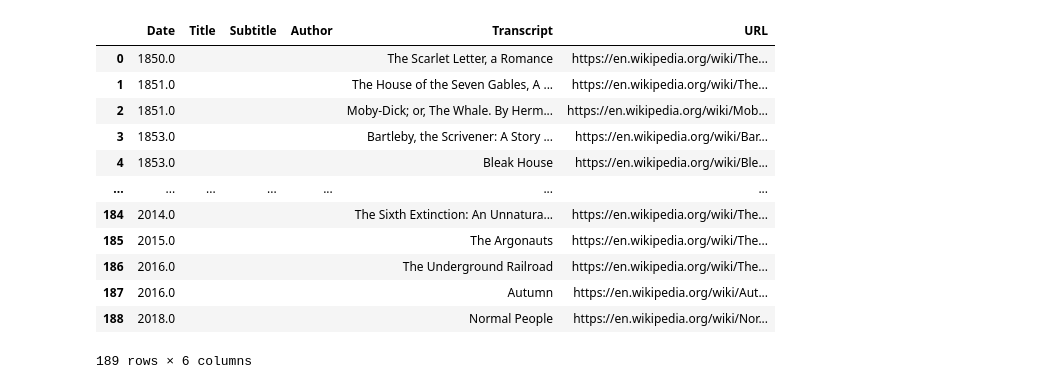
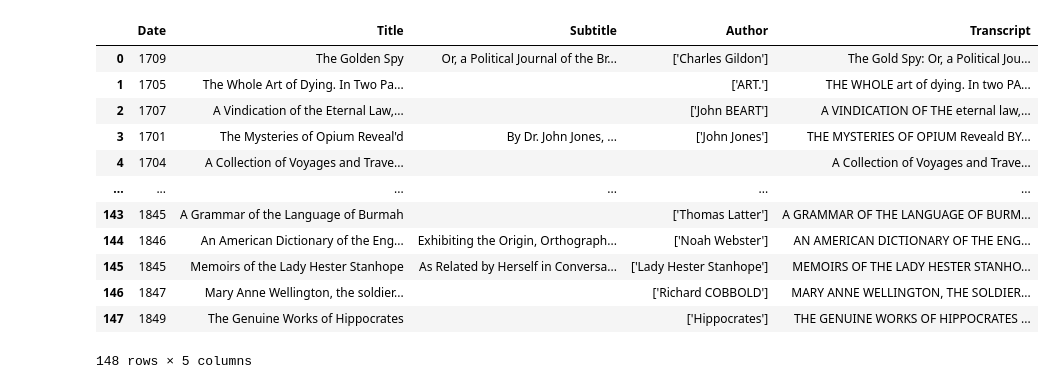
Before and after one commit to j-chen005/Book-Titles, a Jupyter notebook: Parsing.ipynb, the cells around one changed output. Cells and saved outputs as stored; diff of their text form; code cells hidden in the pictures.

```diff
--- a/Parsing.ipynb
+++ b/Parsing.ipynb
@@ -1,22 +1,23 @@
 # %%
 import pandas as pd
 import numpy as np
-# %%
-df = pd.read_csv('/Users/justinchen/Downloads/BookDataset2.csv')
-df = df.drop(['Image'], axis = 1)
-df.replace(np.nan, '', regex=True, inplace = True)
-df
-# %% [output]
-|  | Date | Title | Subtitle | Author | Transcript | URL |
-| 0 | 1850.0 |  |  |  | The Scarlet Letter, a Romance | https://en.wikipedia.org/wiki/The... |
-| 1 | 1851.0 |  |  |  | The House of the Seven Gables, A ... | https://en.wikipedia.org/wiki/The... |
-| 2 | 1851.0 |  |  |  | Moby-Dick; or, The Whale. By Herm... | https://en.wikipedia.org/wiki/Mob... |
-| 3 | 1853.0 |  |  |  | Bartleby, the Scrivener: A Story ... | https://en.wikipedia.org/wiki/Bar... |
-| 4 | 1853.0 |  |  |  | Bleak House | https://en.wikipedia.org/wiki/Ble... |
-| ... | ... | ... | ... | ... | ... | ... |
-| 184 | 2014.0 |  |  |  | The Sixth Extinction: An Unnatura... | https://en.wikipedia.org/wiki/The... |
-| 185 | 2015.0 |  |  |  | The Argonauts | https://en.wikipedia.org/wiki/The... |
-| 186 | 2016.0 |  |  |  | The Underground Railroad | https://en.wikipedia.org/wiki/The... |
-| 187 | 2016.0 |  |  |  | Autumn | https://en.wikipedia.org/wiki/Aut... |
-| 188 | 2018.0 |  |  |  | Normal People | https://en.wikipedia.org/wiki/Nor... |
-189 rows × 6 columns
+# %%
+df = pd.read_csv('/Users/justinchen/Desktop/Title-Pages/BooksData1.csv')
+df = df.drop(['Image'], axis = 1)
+df.dropna(axis=0, how='all', inplace=True)
+df.replace(np.nan, '', regex=True, inplace = True)
+df
+# %% [output]
+|  | Date | Title | Subtitle | Author | Transcript |
+| 0 | 1709 | The Golden Spy | Or, a Political Journal of the Br... | ['Charles Gildon'] | The Gold Spy: Or, a Political Jou... |
+| 1 | 1705 | The Whole Art of Dying. In Two Pa... |  | ['ART.'] | THE WHOLE art of dying. In two PA... |
+| 2 | 1707 | A Vindication of the Eternal Law,... |  | ['John BEART'] | A VINDICATION OF THE eternal law,... |
+| 3 | 1701 | The Mysteries of Opium Reveal'd | By Dr. John Jones, ... | ['John Jones'] | THE MYSTERIES OF OPIUM Reveald BY... |
+| 4 | 1704 | A Collection of Voyages and Trave... |  |  | A Collection of Voyages and Trave... |
+| ... | ... | ... | ... | ... | ... |
+| 143 | 1845 | A Grammar of the Language of Burmah |  | ['Thomas Latter'] | A GRAMMAR OF THE LANGUAGE OF BURM... |
+| 144 | 1846 | An American Dictionary of the Eng... | Exhibiting the Origin, Orthograph... | ['Noah Webster'] | AN AMERICAN DICTIONARY OF THE ENG... |
+| 145 | 1845 | Memoirs of the Lady Hester Stanhope | As Related by Herself in Conversa... | ['Lady Hester Stanhope'] | MEMOIRS OF THE LADY HESTER STANHO... |
+| 146 | 1847 | Mary Anne Wellington, the soldier... |  | ['Richard COBBOLD'] | MARY ANNE WELLINGTON, THE SOLDIER... |
+| 147 | 1849 | The Genuine Works of Hippocrates |  | ['Hippocrates'] | THE GENUINE WORKS OF HIPPOCRATES ... |
+148 rows × 5 columns
```
Also changed, not shown: parts of 11 cells of this notebook, 2 other files.
